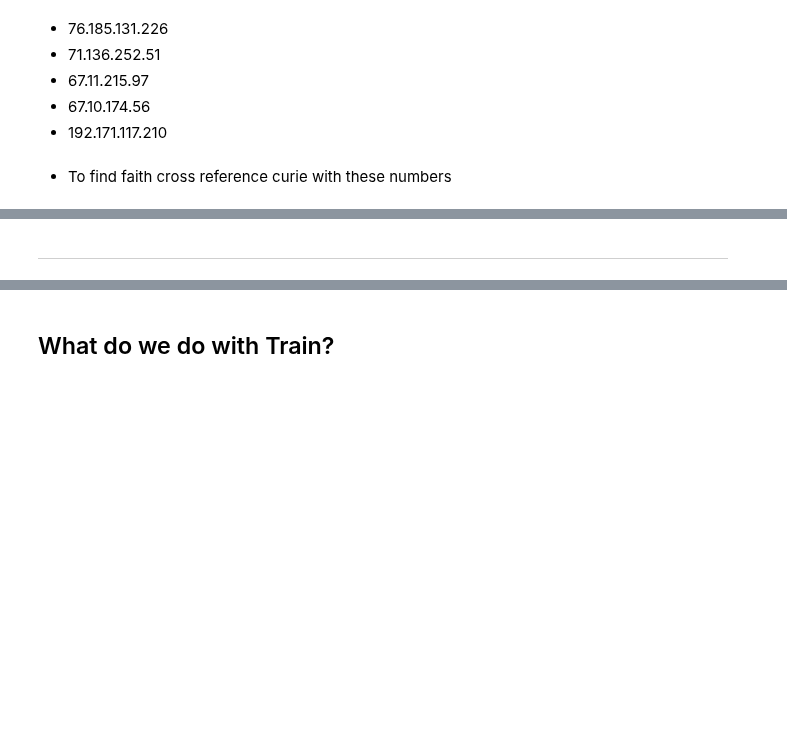
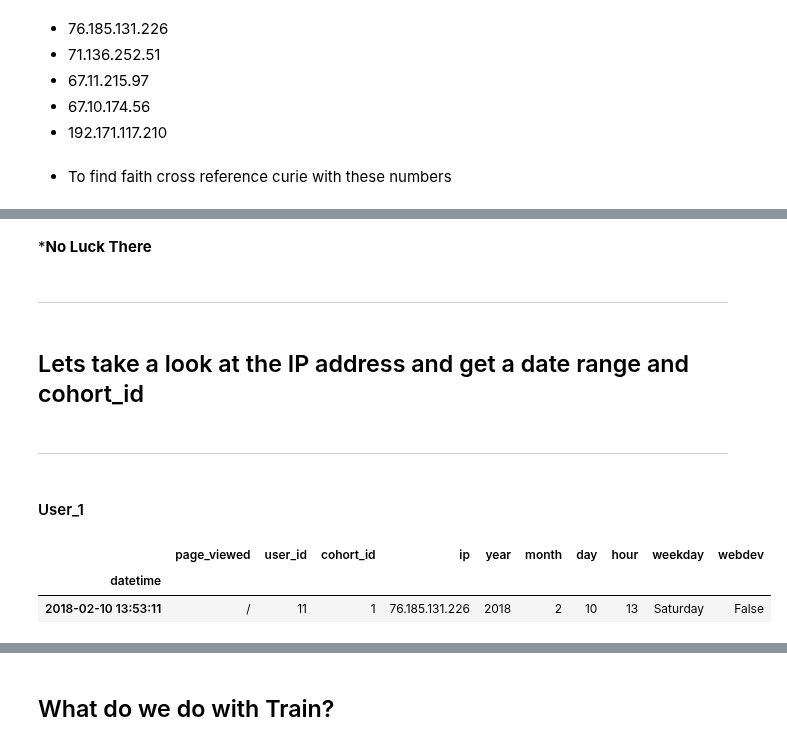
Before and after one commit to CSolitaire/anomaly-detection-exercises, a Jupyter notebook: time_series_anomaly_detection.ipynb, the cells around one changed output, grey strips where cells are left out. Cells and saved outputs as stored; diff of their text form; code cells hidden in the pictures; blank space fills up the shorter version.

```diff
--- a/time_series_anomaly_detection.ipynb
+++ b/time_series_anomaly_detection.ipynb
@@ -1413,2 +1423,17 @@ sat
+# %% [markdown]
+***No Luck There**
 # %% [markdown]
 ***
+# %% [markdown]
+## Lets take a look at the IP address and get a date range and cohort_id
+# %% [markdown]
+***
+# %% [markdown]
+#### User_1
+# %%
+user_1 = df[df.ip == '76.185.131.226']
+user_1.head(1)
+# %% [output]
+|  | page_viewed | user_id | cohort_id | ip | year | month | day | hour | weekday | webdev |
+| datetime |  |  |  |  |  |  |  |  |  |  |
+| 2018-02-10 13:53:11 | / | 11 | 1 | 76.185.131.226 | 2018 | 2 | 10 | 13 | Saturday | False |
```
Also changed, not shown: parts of 33 cells of this notebook.
